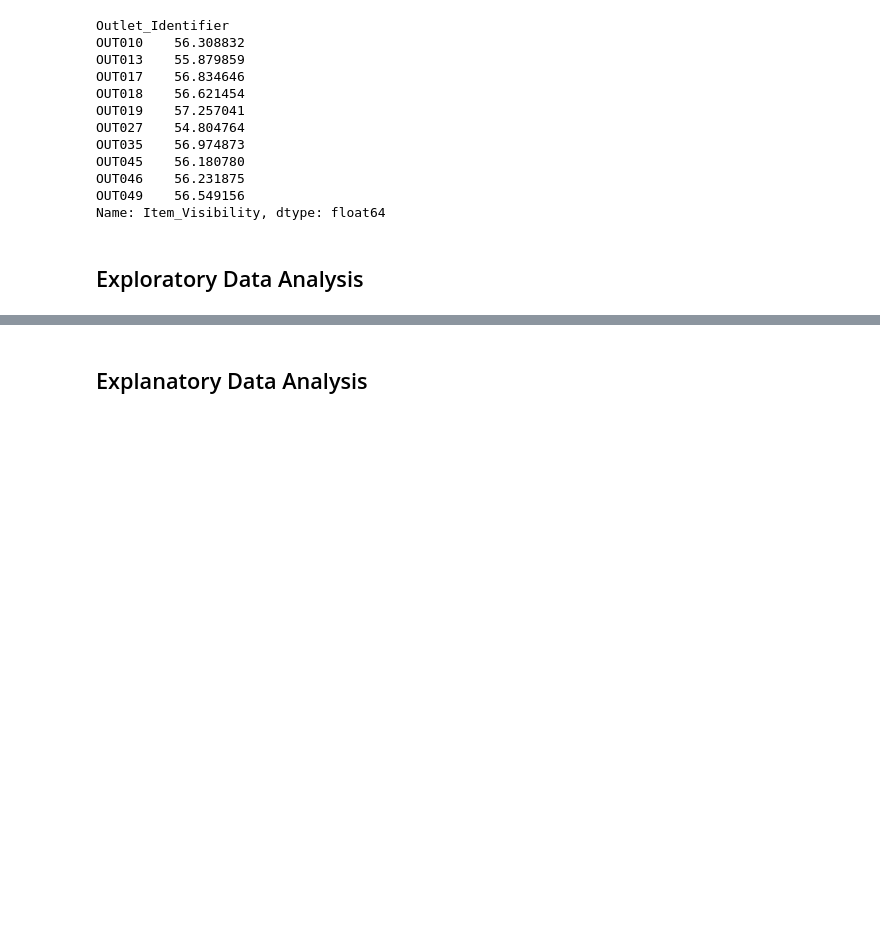
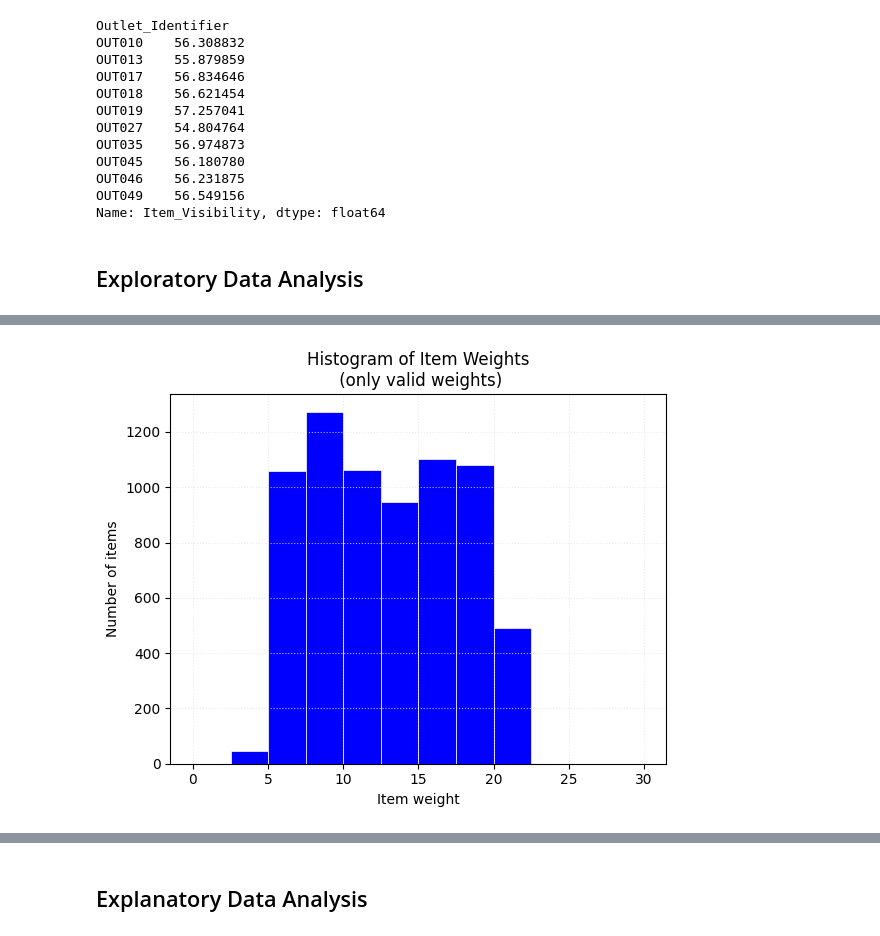
Before and after one commit to jvwk/Prediction-of-PRoduct-Sales, a Jupyter notebook: Prediction_of_Product_Sales.ipynb, the cells around one changed output, grey strips where cells are left out. Drawn from its saved outputs; the diff is of its cells as text; code cells hidden in the pictures; blank space fills up the shorter version.

```diff
--- a/Prediction_of_Product_Sales.ipynb
+++ b/Prediction_of_Product_Sales.ipynb
@@ -302,0 +357,10 @@ Name: Item_Visibility, dtype: float64
+# %%
+ax = df[df['Item_Weight'] > 0]['Item_Weight'].hist(edgecolor = 'white', color = 'blue', linewidth = 0.5, bins=[0, 2.5, 5, 7.5, 10, 12.5, 15, 17.5, 20, 22.5, 25, 27.5, 30])
+ax.tick_params(axis='x')
+ax.ticklabel_format(style='plain')
+ax.grid(c = '#E6E6E6', alpha = .8, linestyle = 'dotted')
+ax.set_xlabel("Item weight")
+ax.set_ylabel("Number of items")
+ax.set_title("Histogram of Item Weights\n (only valid weights)");
+# %% [output]
+[figure, added]
```
Also changed, not shown: parts of 17 cells of this notebook.
